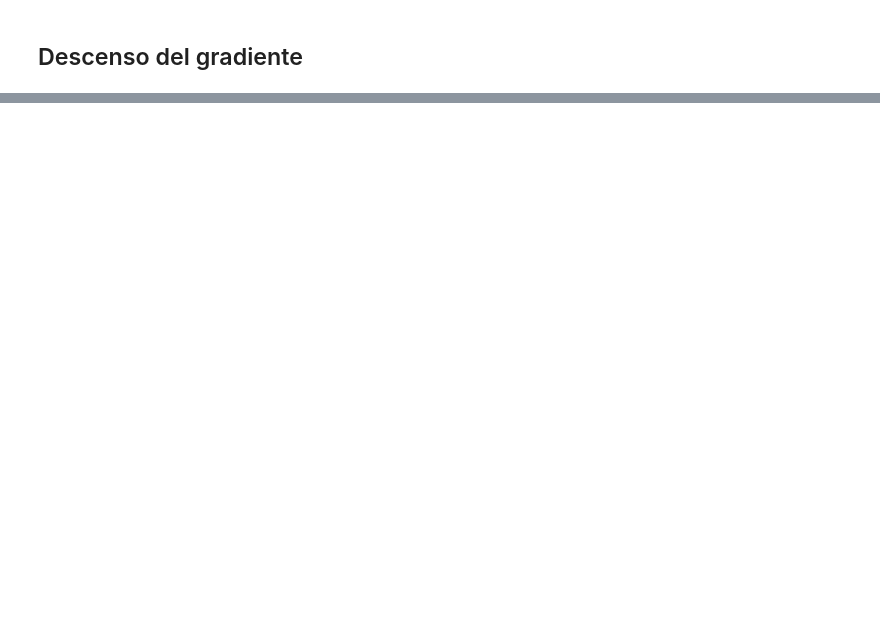
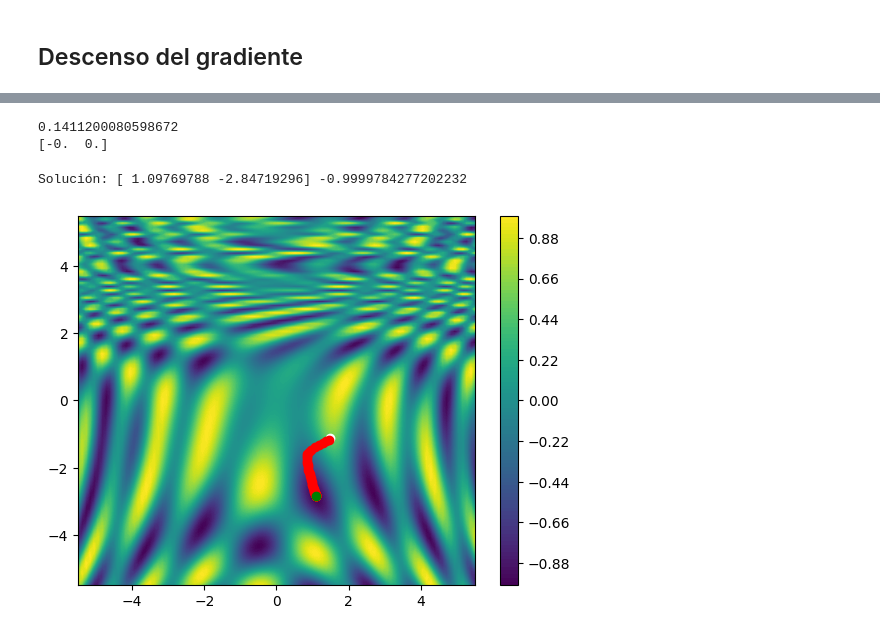
Before and after one commit to carlosbravo1408/03MIAR-Algoritmos-de-Optimizacion-2025, a Jupyter notebook: AG2/Algoritmos_AG2.ipynb, the cells around one changed output, grey strips where cells are left out. Saved outputs shown, nothing was run; the diff lists cells and outputs as text; code cells hidden in the pictures; blank space fills up the shorter version.

```diff
--- a/AG2/Algoritmos_AG2.ipynb
+++ b/AG2/Algoritmos_AG2.ipynb
@@ -554,0 +943,31 @@ f = lambda X: math.sin(1 / 2 * X[0] ** 2 - 1 / 4 * X[1] ** 2 + 3) * math.cos(
+# %%
+#Definimos la función
+def f(X: np.ndarray, Y: np.ndarray) -> np.ndarray:
+    return np.sin(0.5 * X**2 - 0.25 * Y**2 + 3) * np.cos(2 * X + 1 - np.exp(Y))
+
+# este gradiente reescrito es algo larga con respecto al gradiente anterior
+def df(X: np.ndarray) -> np.ndarray:
+    x, y = X[0], X[1]
+    # A = x^2/2 - y^2/4 + 3
+    arg_sin = 0.5 * x**2 - 0.25 * y**2 + 3
+    # B = 2x + 1 - e^y
+    exp_y = np.exp(y)
+    arg_cos = 2 * x + 1 - exp_y
+    sin_A = np.sin(arg_sin)
+    cos_A = np.cos(arg_sin)
+    sin_B = np.sin(arg_cos)
+    cos_B = np.cos(arg_cos)
+    df_dx = x * cos_A * cos_B - 2 * sin_A * sin_B
+    df_dy = -0.5 * y * cos_A * cos_B + exp_y * sin_A * sin_B
+    return np.array([df_dx, df_dy])
+
+print(f(0, 0))
+print(df(np.array([0, 0])))
+# %% [output]
+0.1411200080598672
+[-0.  0.]
+# %%
+graphic_gradient_descent(f, df)
+# %% [output]
+Solución: [ 1.09769788 -2.84719296] -0.9999784277202232
+[figure, added]
```
Also changed, not shown: parts of 51 cells of this notebook.
